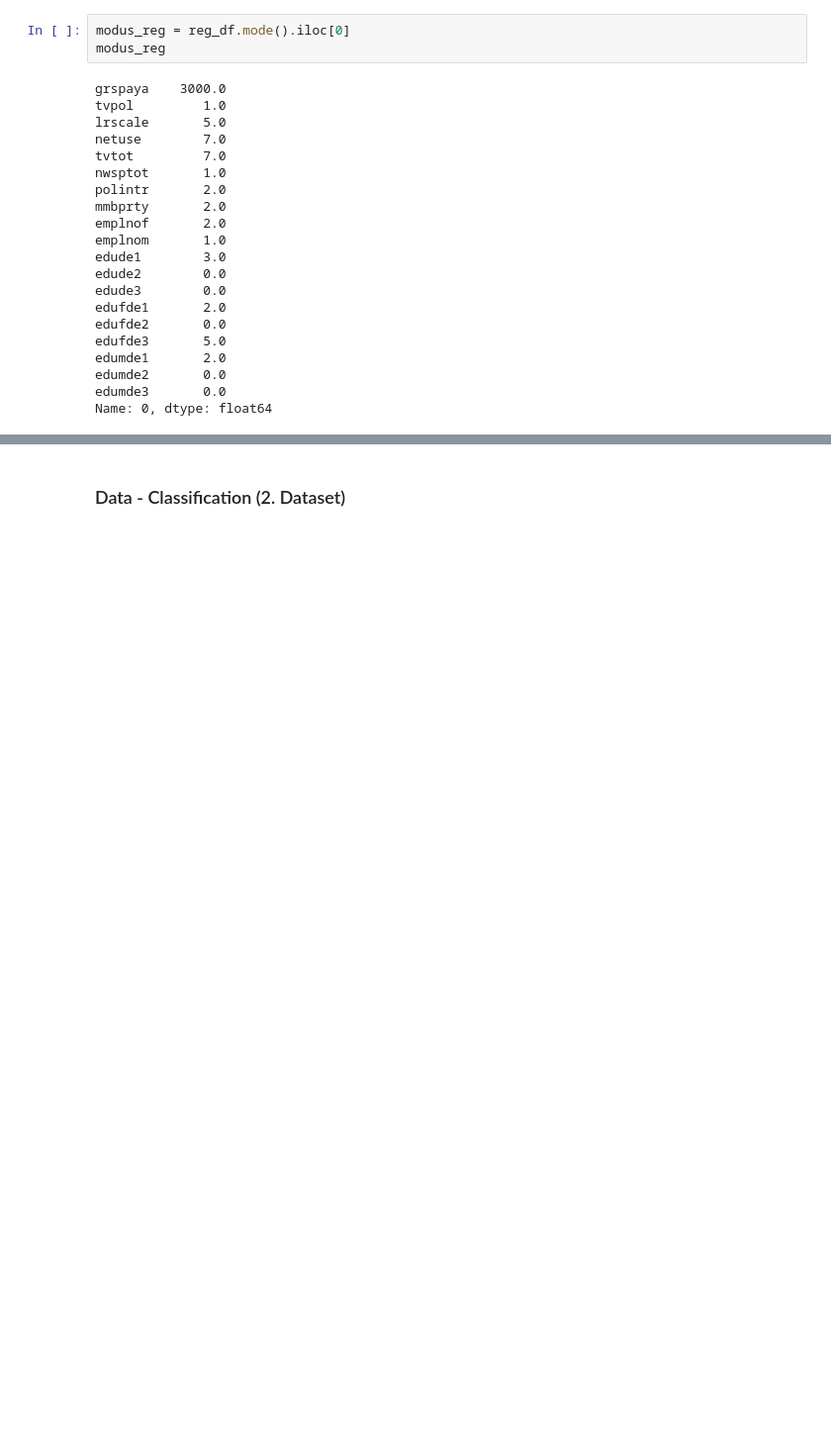
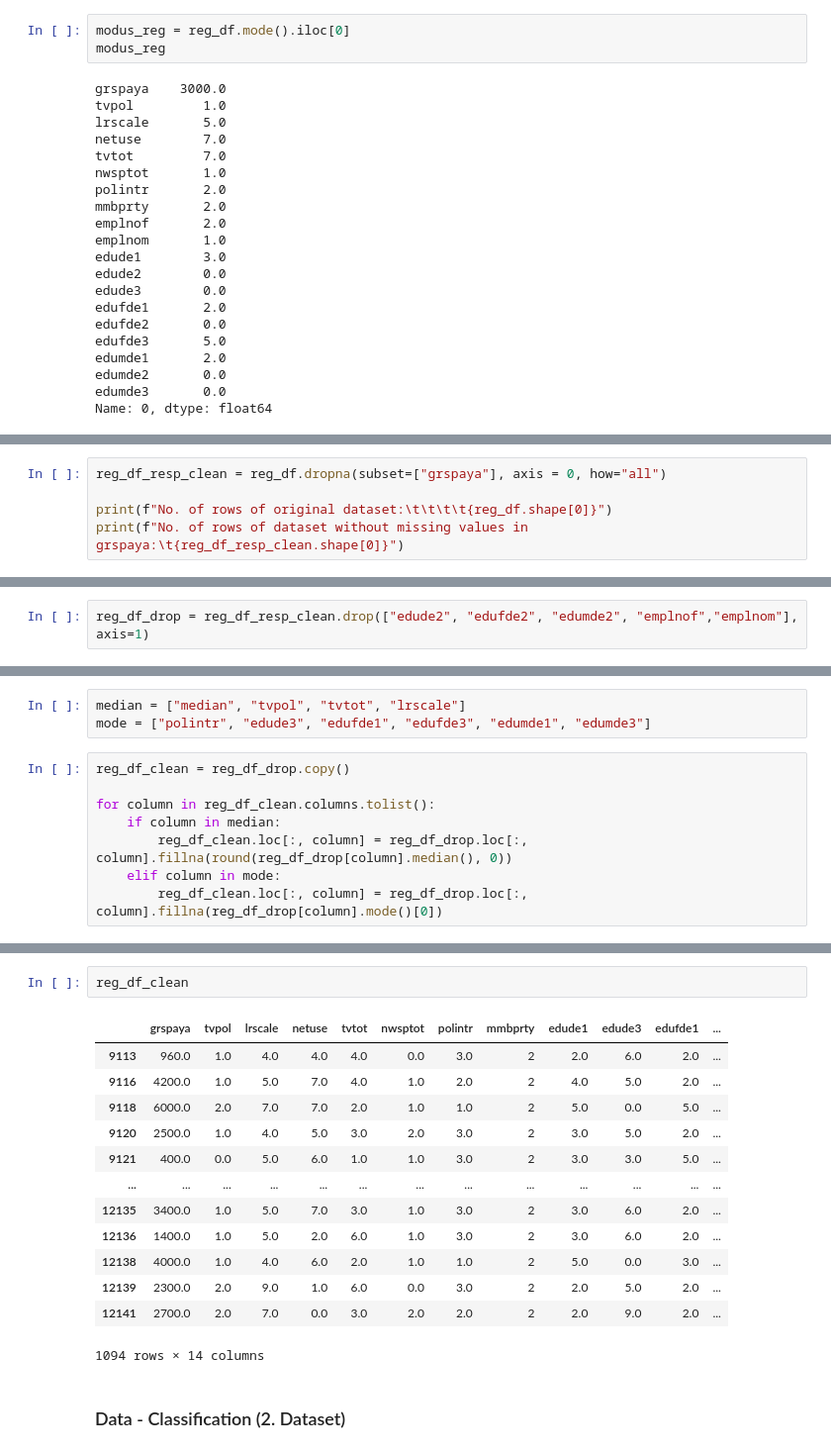
Before and after one commit to HdM-DataAnalytics/Project, a Jupyter notebook: notebooks/draft-analysis.ipynb, the cells around one changed output, grey strips where cells are left out. Shown at 99% size. Cells and saved outputs as stored; diff of their text form; blank space fills up the shorter version.

Commit message:
Cleaned dataset for regression

```diff
--- a/notebooks/draft-analysis.ipynb
+++ b/notebooks/draft-analysis.ipynb
@@ -310,0 +300,5 @@ Name: 0, dtype: float64
+# %%
+reg_df_resp_clean = reg_df.dropna(subset=["grspaya"], axis = 0, how="all")
+
+print(f"No. of rows of original dataset:\t\t\t\t{reg_df.shape[0]}")
+print(f"No. of rows of dataset without missing values in grspaya:\t{reg_df_resp_clean.shape[0]}")
@@ -310,0 +338,2 @@ Name: 0, dtype: float64
+# %%
+reg_df_drop = reg_df_resp_clean.drop(["edude2", "edufde2", "edumde2", "emplnof","emplnom"], axis=1)
@@ -310,0 +362,11 @@ Name: 0, dtype: float64
+# %%
+median = ["median", "tvpol", "tvtot", "lrscale"]
+mode = ["polintr", "edude3", "edufde1", "edufde3", "edumde1", "edumde3"]
+# %%
+reg_df_clean = reg_df_drop.copy()
+
+for column in reg_df_clean.columns.tolist():
+    if column in median:
+        reg_df_clean.loc[:, column] = reg_df_drop.loc[:, column].fillna(round(reg_df_drop[column].median(), 0))
+    elif column in mode:
+        reg_df_clean.loc[:, column] = reg_df_drop.loc[:, column].fillna(reg_df_drop[column].mode()[0])
@@ -311,3 +391,19 @@ Name: 0, dtype: float64
+# %%
+reg_df_clean
+# %% [output]
+|  | grspaya | tvpol | lrscale | netuse | tvtot | nwsptot | polintr | mmbprty | edude1 | edude3 | edufde1 | ... |
+| 9113 | 960.0 | 1.0 | 4.0 | 4.0 | 4.0 | 0.0 | 3.0 | 2 | 2.0 | 6.0 | 2.0 | ... |
+| 9116 | 4200.0 | 1.0 | 5.0 | 7.0 | 4.0 | 1.0 | 2.0 | 2 | 4.0 | 5.0 | 2.0 | ... |
+| 9118 | 6000.0 | 2.0 | 7.0 | 7.0 | 2.0 | 1.0 | 1.0 | 2 | 5.0 | 0.0 | 5.0 | ... |
+| 9120 | 2500.0 | 1.0 | 4.0 | 5.0 | 3.0 | 2.0 | 3.0 | 2 | 3.0 | 5.0 | 2.0 | ... |
+| 9121 | 400.0 | 0.0 | 5.0 | 6.0 | 1.0 | 1.0 | 3.0 | 2 | 3.0 | 3.0 | 5.0 | ... |
+| ... | ... | ... | ... | ... | ... | ... | ... | ... | ... | ... | ... | ... |
+| 12135 | 3400.0 | 1.0 | 5.0 | 7.0 | 3.0 | 1.0 | 3.0 | 2 | 3.0 | 6.0 | 2.0 | ... |
+| 12136 | 1400.0 | 1.0 | 5.0 | 2.0 | 6.0 | 1.0 | 3.0 | 2 | 3.0 | 6.0 | 2.0 | ... |
+| 12138 | 4000.0 | 1.0 | 4.0 | 6.0 | 2.0 | 1.0 | 1.0 | 2 | 5.0 | 0.0 | 3.0 | ... |
+| 12139 | 2300.0 | 2.0 | 9.0 | 1.0 | 6.0 | 0.0 | 3.0 | 2 | 2.0 | 5.0 | 2.0 | ... |
+| 12141 | 2700.0 | 2.0 | 7.0 | 0.0 | 3.0 | 2.0 | 2.0 | 2 | 2.0 | 9.0 | 2.0 | ... |
+1094 rows × 14 columns
 # %% [markdown]
 ### Data - Classification (2. Dataset)
 # %% [markdown]
```
Also changed, not shown: parts of 15 cells of this notebook.
